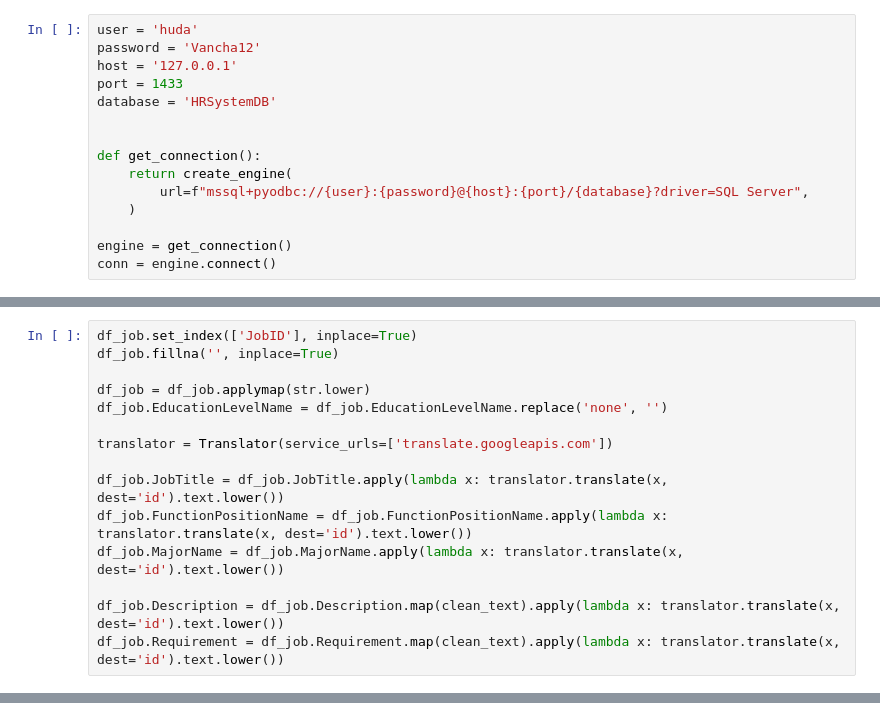
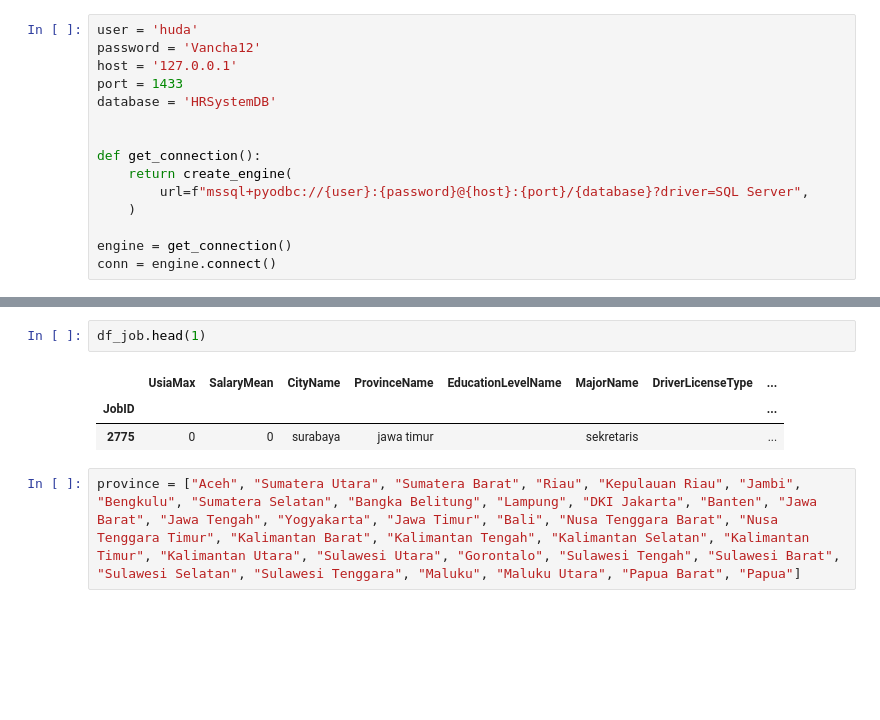
Before and after one commit to fn-hide/eris_job, a Jupyter notebook: tensorflow_recommender_2.ipynb, the cells around one changed output, grey strips where cells are left out. Cells and saved outputs as stored; diff of their text form; blank space fills up the shorter version.

```diff
--- a/tensorflow_recommender_2.ipynb
+++ b/tensorflow_recommender_2.ipynb
@@ -187,15 +311,0 @@ for col in ['Strengthness', 'Industry', 'JobDescription', 'Position']:
-# %%
-df_job.set_index(['JobID'], inplace=True)
-df_job.fillna('', inplace=True)
-
-df_job = df_job.applymap(str.lower)
-df_job.EducationLevelName = df_job.EducationLevelName.replace('none', '')
-
-translator = Translator(service_urls=['translate.googleapis.com'])
-
-df_job.JobTitle = df_job.JobTitle.apply(lambda x: translator.translate(x, dest='id').text.lower())
-df_job.FunctionPositionName = df_job.FunctionPositionName.apply(lambda x: translator.translate(x, dest='id').text.lower())
-df_job.MajorName = df_job.MajorName.apply(lambda x: translator.translate(x, dest='id').text.lower())
-
-df_job.Description = df_job.Description.map(clean_text).apply(lambda x: translator.translate(x, dest='id').text.lower())
-df_job.Requirement = df_job.Requirement.map(clean_text).apply(lambda x: translator.translate(x, dest='id').text.lower())
@@ -201,0 +396,8 @@ df_job.Requirement = df_job.Requirement.map(clean_text).apply(lambda x: translat
+# %%
+df_job.head(1)
+# %% [output]
+|  | UsiaMax | SalaryMean | CityName | ProvinceName | EducationLevelName | MajorName | DriverLicenseType | ... |
+| JobID |  |  |  |  |  |  |  | ... |
+| 2775 | 0 | 0 | surabaya | jawa timur |  | sekretaris |  | ... |
+# %%
+province = ["Aceh", "Sumatera Utara", "Sumatera Barat", "Riau", "Kepulauan Riau", "Jambi", "Bengkulu", "Sumatera Selatan", "Bangka Belitung", "Lampung", "DKI Jakarta", "Banten", "Jawa Barat", "Jawa Tengah", "Yogyakarta", "Jawa Timur", "Bali", "Nusa Tenggara Barat", "Nusa Tenggara Timur", "Kalimantan Barat", "Kalimantan Tengah", "Kalimantan Selatan", "Kalimantan Timur", "Kalimantan Utara", "Sulawesi Utara", "Gorontalo", "Sulawesi Tengah", "Sulawesi Barat", "Sulawesi Selatan", "Sulawesi Tenggara", "Maluku", "Maluku Utara", "Papua Barat", "Papua"]
```
Also changed, not shown: parts of 26 cells of this notebook, 1 other file.
